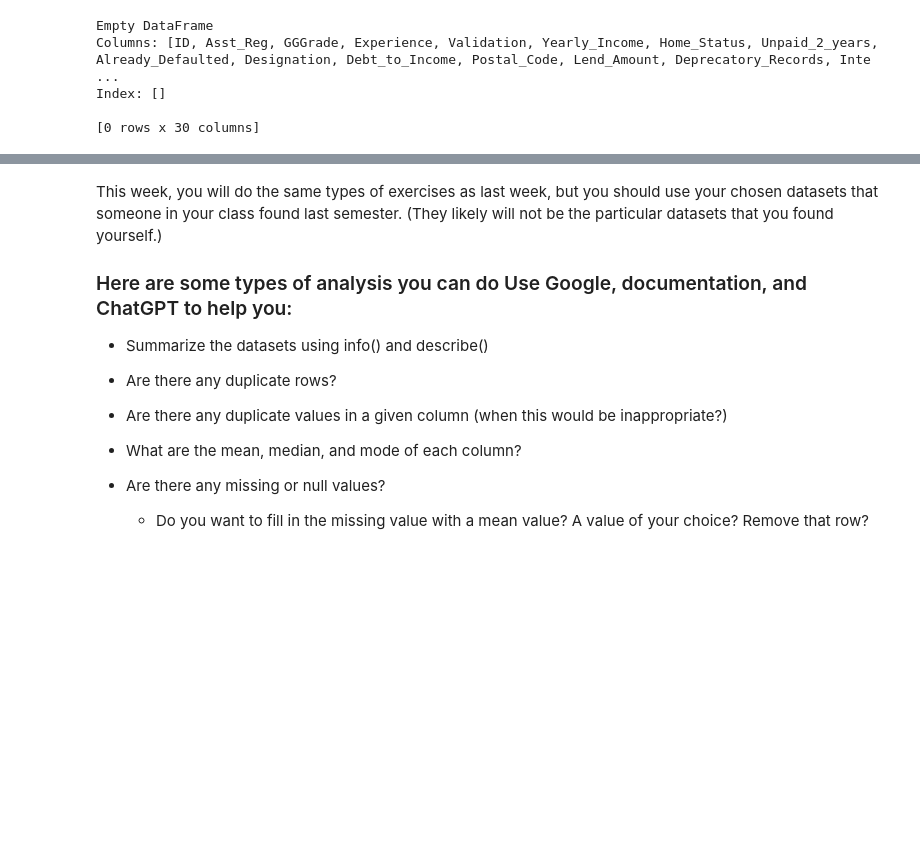
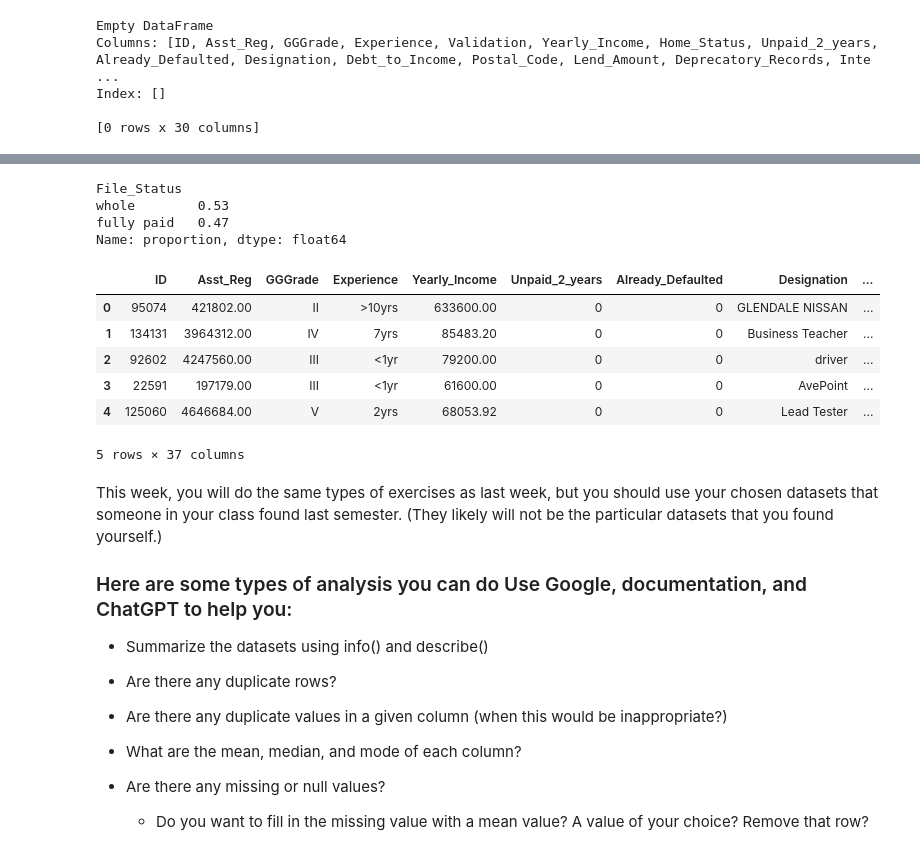
Before and after one commit to makenna-e/bu-cds-dx699s-summer-2025-assignments, a Jupyter notebook: OMDS-ModB2-Week2-Ehrlich-Makenna.ipynb, the cells around one changed output, grey strips where cells are left out. Saved outputs shown, nothing was run; the diff lists cells and outputs as text; code cells hidden in the pictures; blank space fills up the shorter version.

```diff
--- a/OMDS-ModB2-Week2-Ehrlich-Makenna.ipynb
+++ b/OMDS-ModB2-Week2-Ehrlich-Makenna.ipynb
@@ -157 +203,7 @@ df_loan[df_loan.isna().any(axis=1)]
 18995 rows × 30 columns
+# %%
+# Removing records/rows that have at least 1 NULL/NaN value
+# Choose removal of these records to work with a more comprehensive, less manipulated dataset
+# There is still a good amount of records remaining
+df_loan_nonnulls = df_loan.dropna()
+df_loan_nonnulls.info()
@@ -158,3 +248,24 @@ df_loan[df_loan.isna().any(axis=1)]
+# %%
+# Checking class balance for the File_Status field before one-hot encoding
+df_loan_nonnulls["File_Status"].value_counts(normalize=True)
+# %% [output]
+File_Status
+whole        0.53
+fully paid   0.47
+Name: proportion, dtype: float64
+# %%
+# One-hot encoding the Validation, Home_Status, and File_Status fields
+df_loan_nonnulls = pd.get_dummies(df_loan_nonnulls, columns=["Validation", "Home_Status", "File_Status"])
+# %%
+df_loan_nonnulls.head()
+# %% [output]
+|  | ID | Asst_Reg | GGGrade | Experience | Yearly_Income | Unpaid_2_years | Already_Defaulted | Designation | ... |
+| 0 | 95074 | 421802.00 | II | >10yrs | 633600.00 | 0 | 0 | GLENDALE NISSAN | ... |
+| 1 | 134131 | 3964312.00 | IV | 7yrs | 85483.20 | 0 | 0 | Business Teacher | ... |
+| 2 | 92602 | 4247560.00 | III | <1yr | 79200.00 | 0 | 0 | driver | ... |
+| 3 | 22591 | 197179.00 | III | <1yr | 61600.00 | 0 | 0 | AvePoint | ... |
+| 4 | 125060 | 4646684.00 | V | 2yrs | 68053.92 | 0 | 0 | Lead Tester | ... |
+5 rows × 37 columns
 # %% [markdown]
 This week, you will do the same types of exercises as last week, but you should use your chosen datasets that someone in your class found last semester. (They likely will not be the particular datasets that you found yourself.)
 
```
Also changed, not shown: parts of 18 cells of this notebook.
